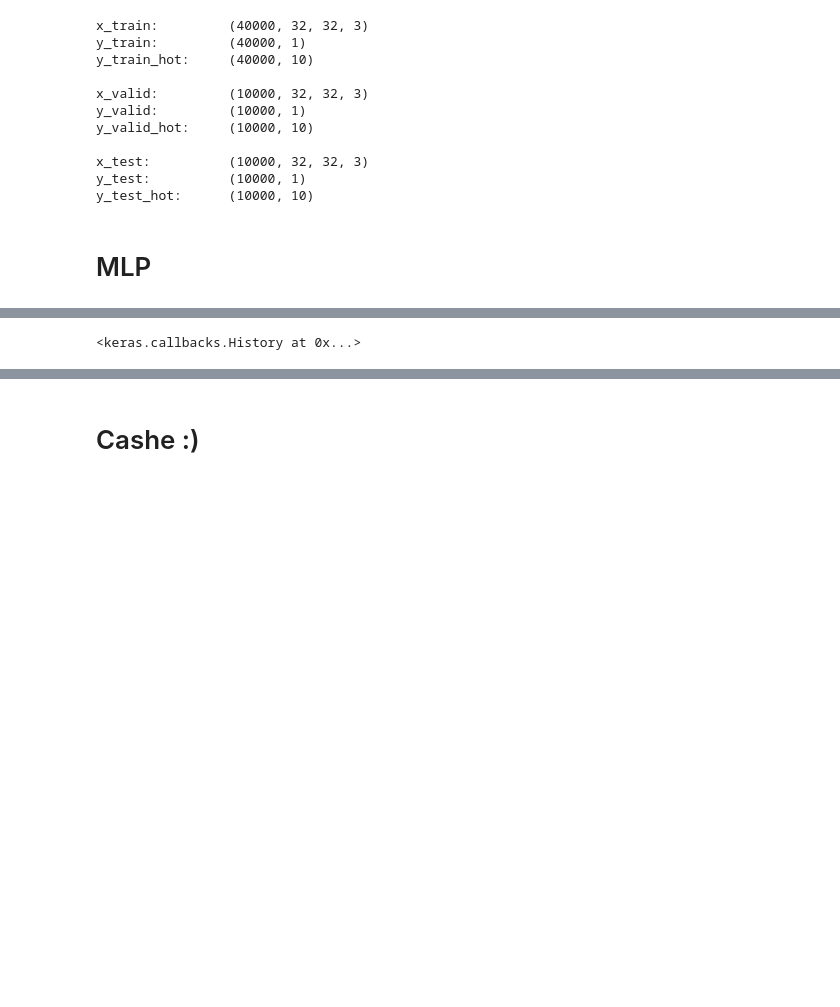
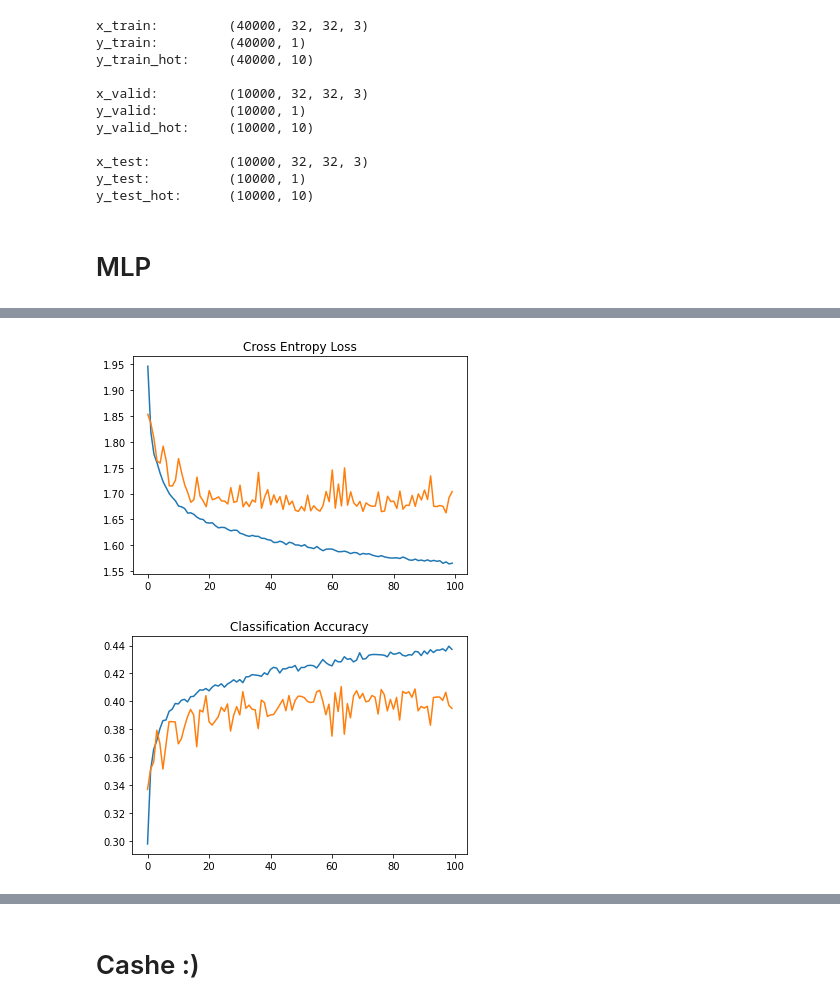
Before and after one commit to milad-s5/DL_HW2, a Jupyter notebook: DL_HW2.ipynb, the cells around one changed output, grey strips where cells are left out. Saved outputs shown, nothing was run; the diff lists cells and outputs as text; code cells hidden in the pictures; blank space fills up the shorter version.

```diff
--- a/DL_HW2.ipynb
+++ b/DL_HW2.ipynb
@@ -42,5 +57,5 @@ import numpy as np
 # %%
-(x_train  , y_train) , (x_test , y_test)  = tf.keras.datasets.cifar10.load_data()
+(x_train  , y_train) , (x_test , y_test)  = cifar10.load_data()
 # %% [markdown]
 # Display 10 images with their labels
 # %%
@@ -78,13 +93,9 @@ x_train = x_train[0:num_train]
 y_train = y_train[0:num_train]
 
 # one-hot encode the labels
-y_train_hot = tf.keras.utils.to_categorical(y_train, num_classes)
-y_valid_hot = tf.keras.utils.to_categorical(y_valid, num_classes)
-y_test_hot = tf.keras.utils.to_categorical(y_test, num_classes)
-
-#y_train_hot = tf.Session().run(tf.one_hot(y_train,24))
-#y_valid_hot = tf.Session().run(tf.one_hot(y_valid,24))
-#y_test_hot = tf.Session().run(tf.one_hot(y_test,24))
+y_train_hot = to_categorical(y_train, num_classes)
+y_valid_hot = to_categorical(y_valid, num_classes)
+y_test_hot = to_categorical(y_test, num_classes)
 # %%
 # check shape
 print('x_train:\t {}'.format(x_train.shape))
@@ -115,21 +126,36 @@ x_train_shuffle = tf.random.shuffle(x_train, seed=10)
 y_train_shuffle = tf.random.shuffle(y_train, seed=10)
 # %% [markdown]
 # MLP
+# %%
+def plot_curves(history):
+	# plot loss
+	plt.title('Cross Entropy Loss')
+	plt.plot(history.history['loss'], label='train')
+	plt.plot(history.history['val_loss'], label='test')
+	plt.show()
+	# plot accuracy
+	plt.title('Classification Accuracy')
+	plt.plot(history.history['accuracy'], label='train')
+	plt.plot(history.history['val_accuracy'], label='test')
+	plt.show()
 # %%
 model = Sequential()    # actually tf.keras.models.Sequential
 
 model.add(Flatten(input_shape = x_train.shape[1:]))
-#model.add(Input(shape = (784)))
-model.add(Dense(1024, activation = 'relu'))
-model.add(Dense(512, activation = 'relu'))
+model.add(Dense(128, activation = 'relu'))
 model.add(Dense(10, activation = 'softmax'))
 
 # ===================================================================
-
-model.compile(optimizer = 'adam', loss = 'categorical_crossentropy', metrics = 'accuracy')
+opt = Adam(learning_rate=0.001)
+model.compile(optimizer = opt, loss = 'categorical_crossentropy', metrics = 'accuracy')
 
 # ===================================================================
 
-model.fit(x_train, y_train_hot, epochs = 100)
+history = model.fit(x_train, y_train_hot, epochs = 100, validation_data = (x_valid, y_valid_hot))
+
+print('\n ####################################################### \n')
+_, acc = model.evaluate(x_test, y_test_hot, verbose=1)
+
+plot_curves(history)
 # %% [output]
 Epoch 1/100
@@ -152 +178,2 @@ Epoch 100/100
-<keras.callbacks.History at 0x...>
+[figure, added]
+[figure, added]
```
Also changed, not shown: parts of 70 cells of this notebook.
